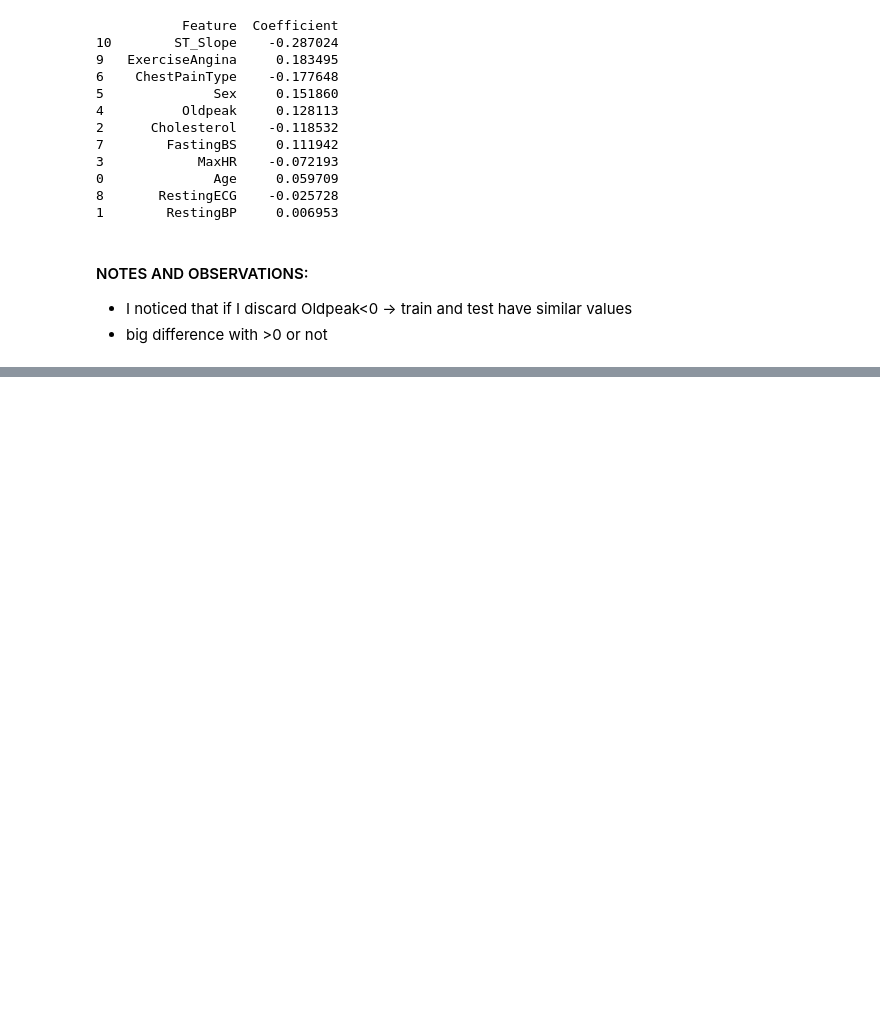
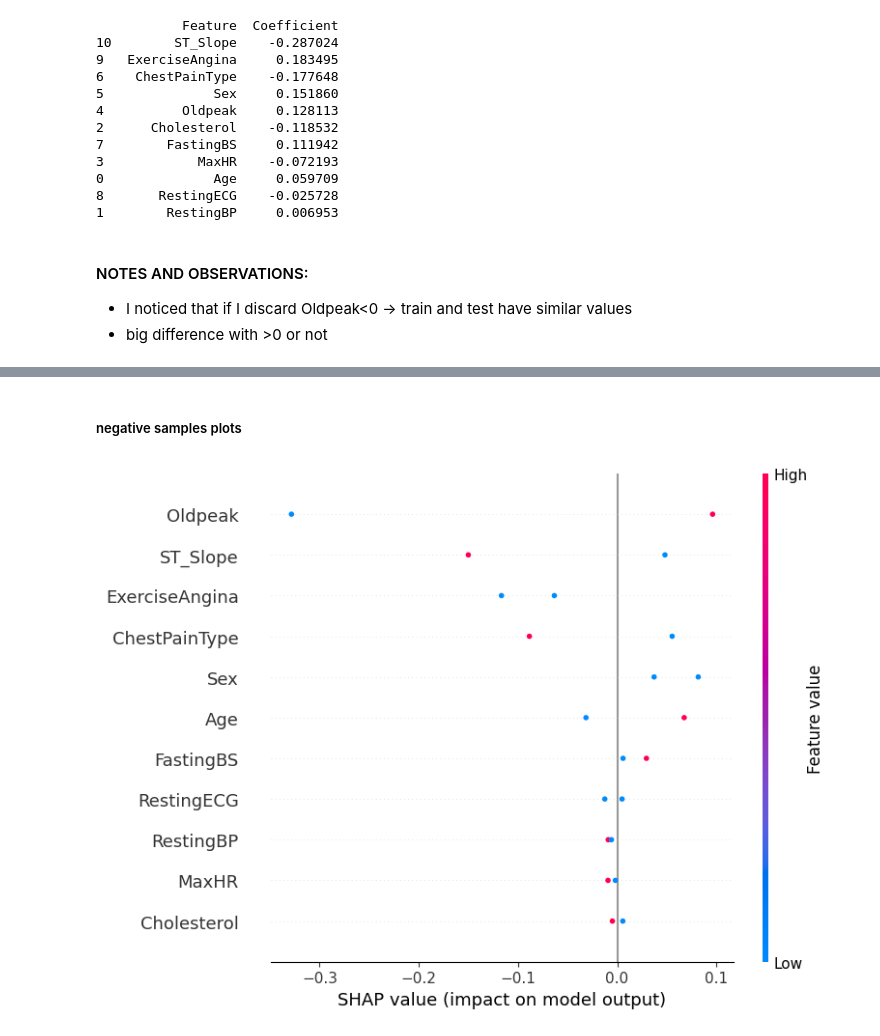
Before and after one commit to nexusfb/ETH-MLxHC-Interpretable-Medical-Data-Classification, a Jupyter notebook: pjt1_pt1.ipynb, the cells around one changed output, grey strips where cells are left out. Saved outputs shown, nothing was run; the diff lists cells and outputs as text; code cells hidden in the pictures; blank space fills up the shorter version.

```diff
--- a/pjt1_pt1.ipynb
+++ b/pjt1_pt1.ipynb
@@ -321,0 +420,6 @@ print(coefficients_df)
+# %% [markdown]
+##### negative samples plots
+# %%
+shap.summary_plot(shap_values[:,:,1][negative_samples_index],X_test.iloc[negative_samples_index],feature_names=X_train.columns.values)
+# %% [output]
+[figure, added]
```
Also changed, not shown: parts of 18 cells of this notebook.
